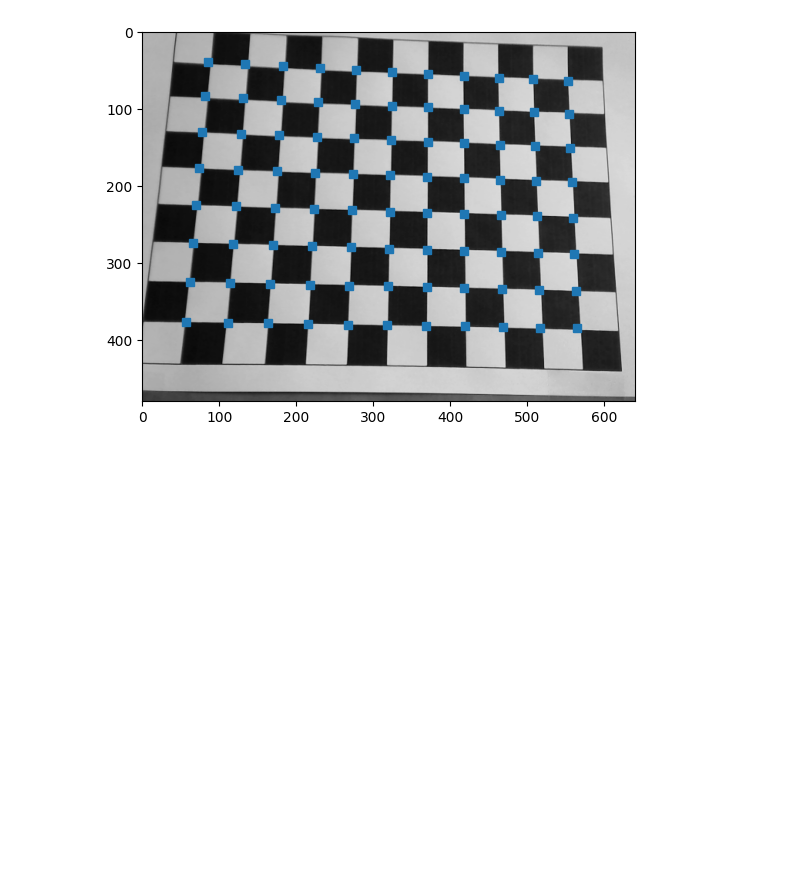
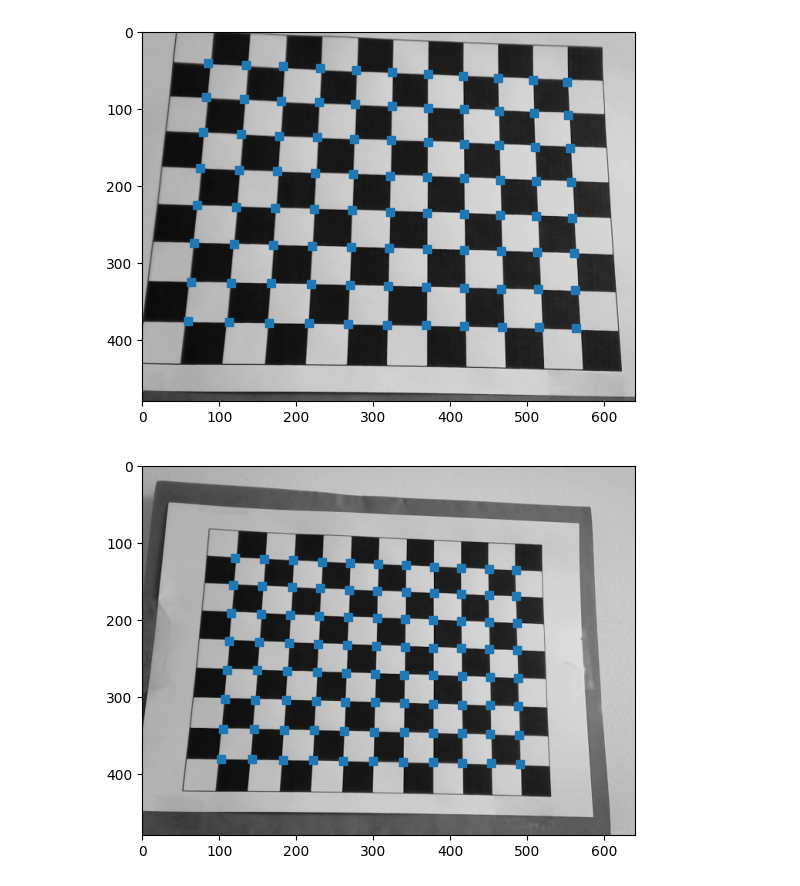
Before and after one commit to blouxongit/tp_calibrage, a Jupyter notebook: src/calibrage.ipynb, the cells around one changed output. Drawn from its saved outputs; the diff is of its cells as text; code cells hidden in the pictures; blank space fills up the shorter version.

```diff
--- a/src/calibrage.ipynb
+++ b/src/calibrage.ipynb
@@ -46,6 +89,6 @@ i2 = width
 # %%
-u_1_tilde = coord_px[:,0] - height # x
-u_2_tilde = coord_px[:,1] - width # y
+u_1_tilde = coord_px[:,0] - i1 # x
+u_2_tilde = coord_px[:,1] - i2 # y
 # %%
 lignes = 176
 # %%
@@ -53,4 +96,6 @@ A = np.zeros((lignes, 7))
 U1 = u_1_tilde
 # %%
 for i in range(lignes):
-    A[i] = np.array([u_2_tilde[i]*coord_mm[i,0], u_2_tilde[i]*coord_mm[i,1], u_2_tilde[i]*coord_mm[i,2], u_2_tilde[i], -u_1_tilde[i]*coord_mm[i,0], -u_1_tilde[i]*coord_mm[i,1], -u_1_tilde[i]*coord_mm[i,2]])
+    A[i] = np.array([u_2_tilde[i]*coord_mm[i,0], u_2_tilde[i]*coord_mm[i,1], u_2_tilde[i]*coord_mm[i,2], u_2_tilde[i],
+                     -u_1_tilde[i]*coord_mm[i,0], -u_1_tilde[i]*coord_mm[i,1], -u_1_tilde[i]*coord_mm[i,2]])
+print(A)
@@ -60,7 +119,7 @@ L = np.linalg.inv(A.T @ A) @ A.T @ U1
 Calcul des paramètres de L :
 # %%
 o_2_c_abs = 1/(np.sqrt(L[4]**2+L[5]**2+L[6]**2))
-o_2_c = o_2_c_abs
+o_2_c = - o_2_c_abs
 beta = o_2_c_abs * np.sqrt(L[0]**2+L[1]**2+L[2]**2)
 o_1_c = L[3] * o_2_c / beta
 r11 = L[0] * o_2_c / beta
@@ -102,4 +172,5 @@ f2 = F[1]
 # %%
 s2 = f/f2
-f1 = beta * f2
-s1 = f/f1
+s1 = s2 / beta
+print(s1)
+print(s2)
@@ -142,3 +216,21 @@ plt.imshow(im)
 plt.show()
 # %% [output]
 [figure]
+# %%
+im = plt.imread("../mire_2.png")
+fig, ax = plt.subplots()
+U = np.ndarray((88,1))
+V = np.ndarray((88,1))
+for i in range(int(lignes/2), lignes):
+    alpha_U = M @ np.append(coord_mm[i, :], 1)
+    alpha = alpha_U[2]
+    U[i-int(lignes/2)] = alpha_U[0] / alpha
+    V[i-int(lignes/2)] = alpha_U[1] / alpha
+
+U = np.squeeze(U)
+V = np.squeeze(V)
+plt.plot(U, V, 's')
+plt.imshow(im)
+plt.show()
+# %% [output]
+[figure, added]
```
Also changed, not shown: parts of 11 cells of this notebook, 2 other files.
